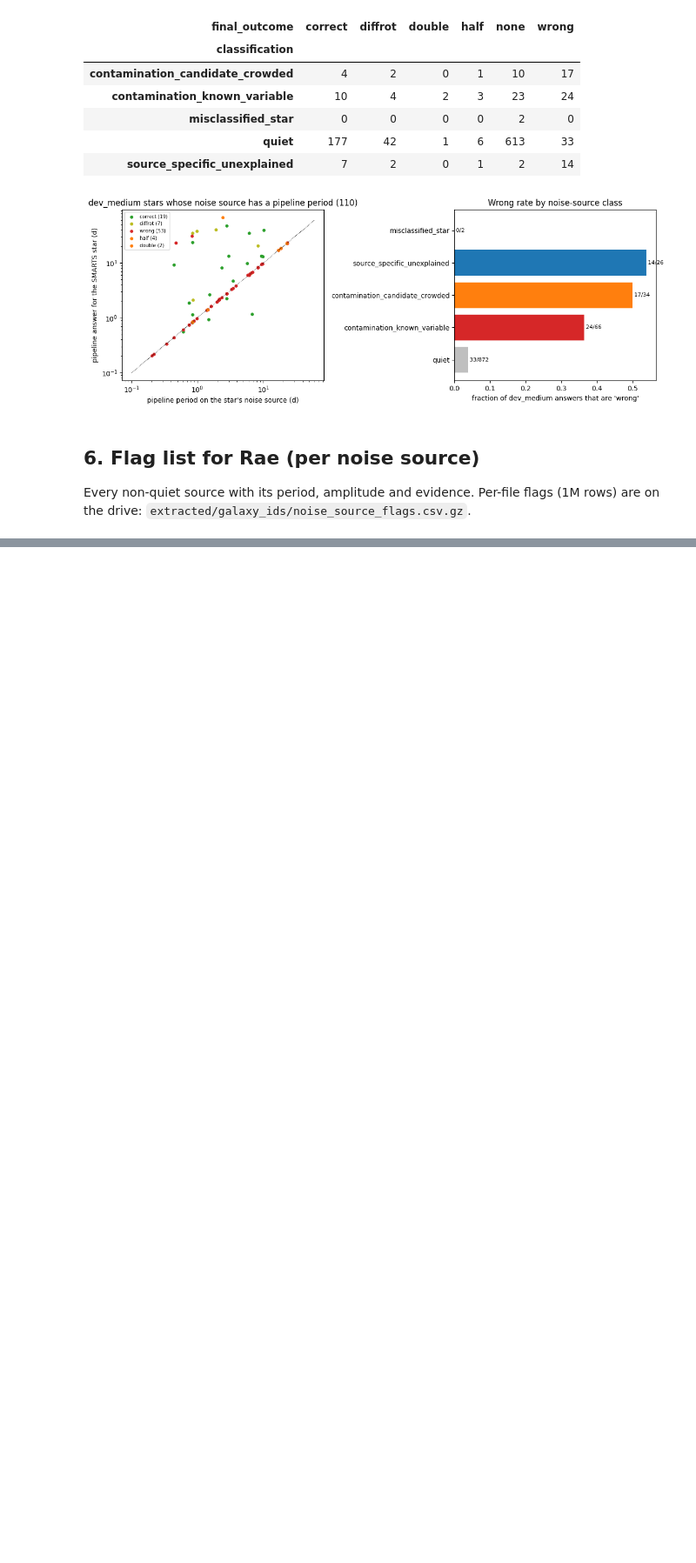
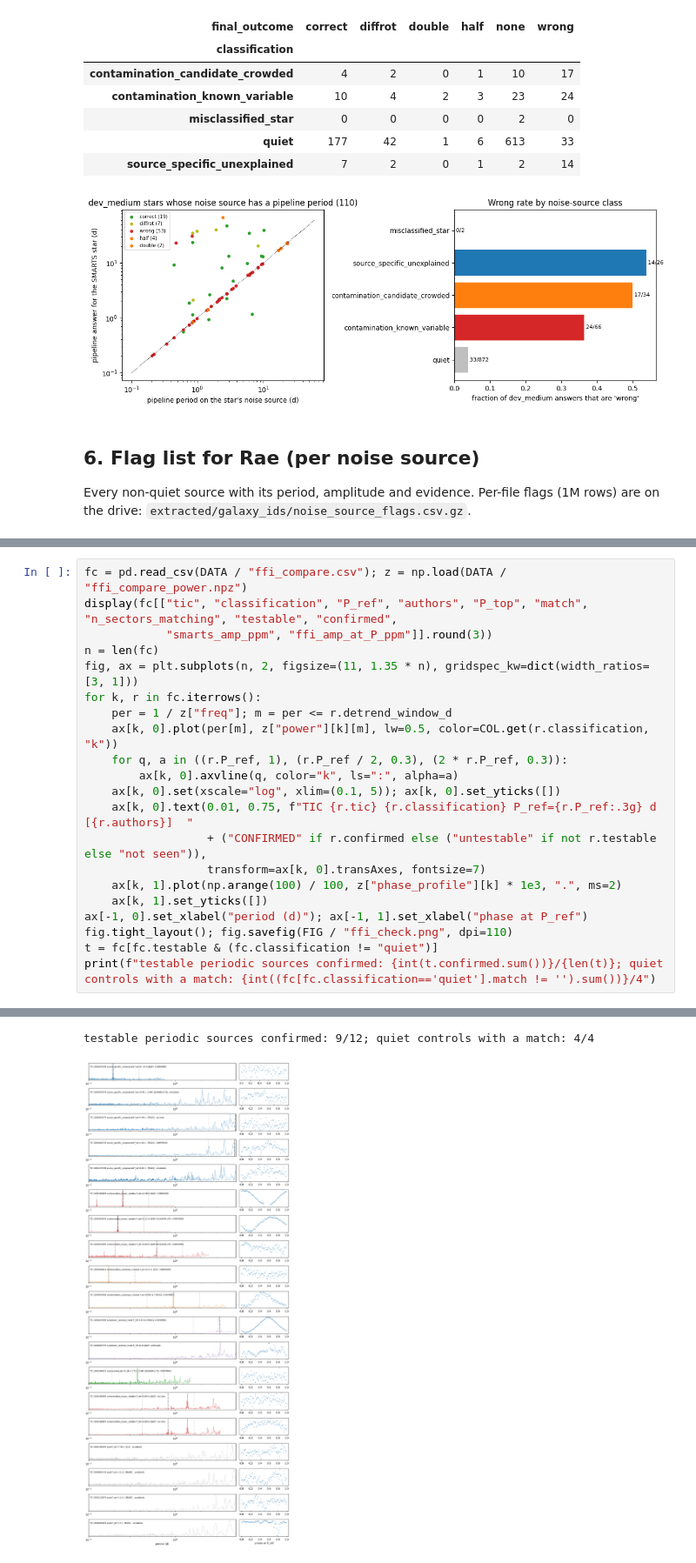
Before and after one commit to rae-holcomb/ss_redevelopment, a Jupyter notebook: reports/2026-10-21_t20-noise-sources-phase2/notebook.ipynb, the cells around one changed output, grey strips where cells are left out. Shown at 87% size. Cells and saved outputs as stored; diff of their text form; blank space fills up the shorter version.

```diff
--- a/reports/2026-10-21_t20-noise-sources-phase2/notebook.ipynb
+++ b/reports/2026-10-21_t20-noise-sources-phase2/notebook.ipynb
@@ -234,0 +239,22 @@ display(flag.head(25))
+# %%
+fc = pd.read_csv(DATA / "ffi_compare.csv"); z = np.load(DATA / "ffi_compare_power.npz")
+display(fc[["tic", "classification", "P_ref", "authors", "P_top", "match", "n_sectors_matching", "testable", "confirmed",
+            "smarts_amp_ppm", "ffi_amp_at_P_ppm"]].round(3))
+n = len(fc)
+fig, ax = plt.subplots(n, 2, figsize=(11, 1.35 * n), gridspec_kw=dict(width_ratios=[3, 1]))
+for k, r in fc.iterrows():
+    per = 1 / z["freq"]; m = per <= r.detrend_window_d
+    ax[k, 0].plot(per[m], z["power"][k][m], lw=0.5, color=COL.get(r.classification, "k"))
+    for q, a in ((r.P_ref, 1), (r.P_ref / 2, 0.3), (2 * r.P_ref, 0.3)):
+        ax[k, 0].axvline(q, color="k", ls=":", alpha=a)
+    ax[k, 0].set(xscale="log", xlim=(0.1, 5)); ax[k, 0].set_yticks([])
+    ax[k, 0].text(0.01, 0.75, f"TIC {r.tic} {r.classification} P_ref={r.P_ref:.3g} d  [{r.authors}]  "
+                  + ("CONFIRMED" if r.confirmed else ("untestable" if not r.testable else "not seen")),
+                  transform=ax[k, 0].transAxes, fontsize=7)
+    ax[k, 1].plot(np.arange(100) / 100, z["phase_profile"][k] * 1e3, ".", ms=2)
+    ax[k, 1].set_yticks([])
+ax[-1, 0].set_xlabel("period (d)"); ax[-1, 1].set_xlabel("phase at P_ref")
+fig.tight_layout(); fig.savefig(FIG / "ffi_check.png", dpi=110)
+t = fc[fc.testable & (fc.classification != "quiet")]
+print(f"testable periodic sources confirmed: {int(t.confirmed.sum())}/{len(t)}; quiet controls with a match: {int((fc[fc.classification=='quiet'].match != '').sum())}/4")
+# %% [output]
@@ -234,0 +278,2 @@ display(flag.head(25))
+testable periodic sources confirmed: 9/12; quiet controls with a match: 4/4
+[figure, added]
```
Also changed, not shown: parts of 2 cells of this notebook, 10 other files.
